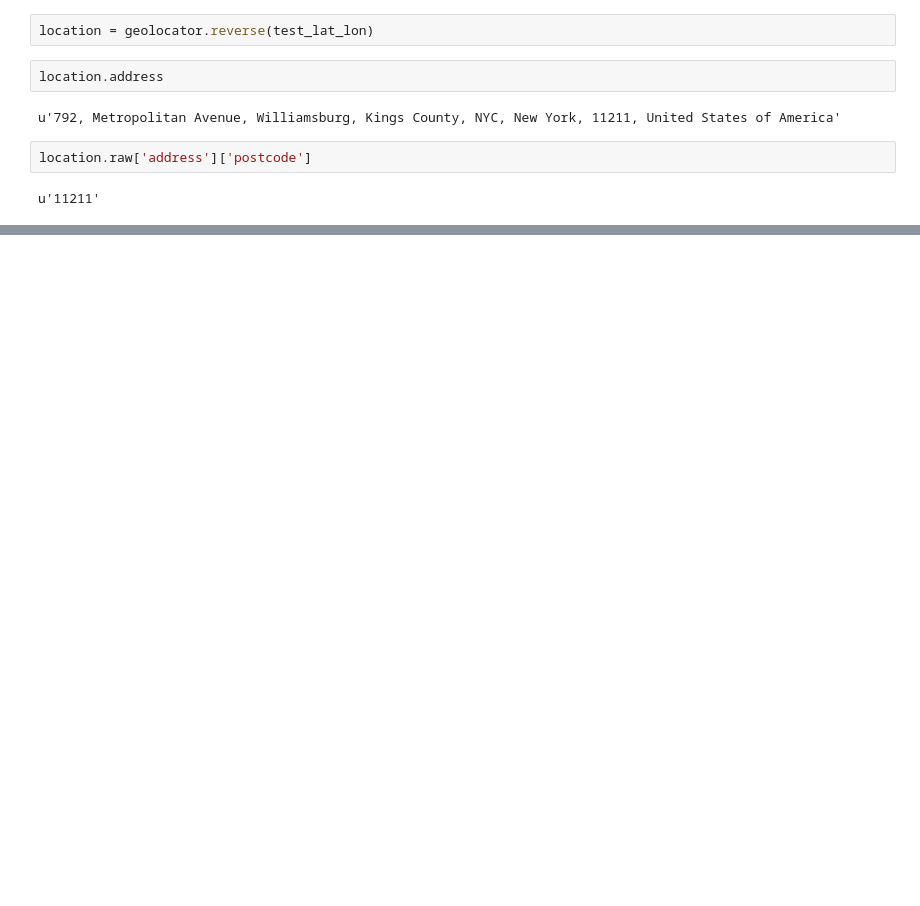
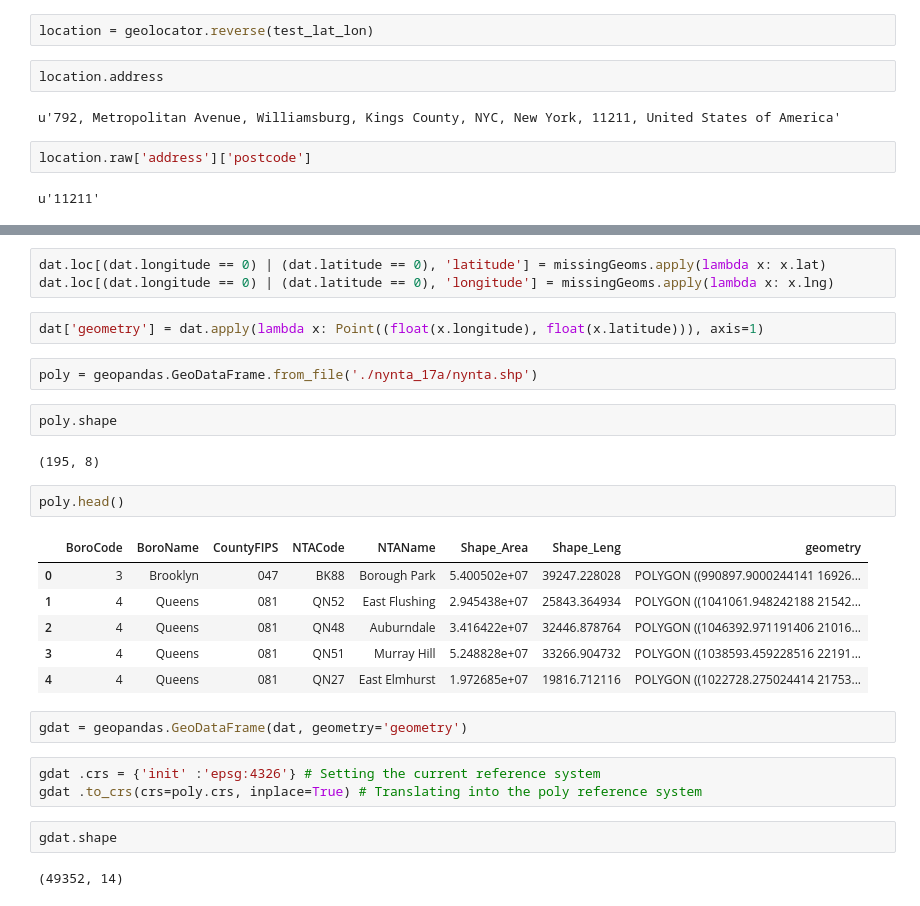
Before and after one commit to ah3200/renthop-kaggle, a Jupyter notebook: geocoding.ipynb, the cells around one changed output, grey strips where cells are left out. Cells and saved outputs as stored; diff of their text form; blank space fills up the shorter version.

```diff
--- a/geocoding.ipynb
+++ b/geocoding.ipynb
@@ -109,0 +140,29 @@ for coord in lat_lon_list:
+# %%
+dat.loc[(dat.longitude == 0) | (dat.latitude == 0), 'latitude'] = missingGeoms.apply(lambda x: x.lat)
+dat.loc[(dat.longitude == 0) | (dat.latitude == 0), 'longitude'] = missingGeoms.apply(lambda x: x.lng)
+# %%
+dat['geometry'] = dat.apply(lambda x: Point((float(x.longitude), float(x.latitude))), axis=1)
+# %%
+poly = geopandas.GeoDataFrame.from_file('./nynta_17a/nynta.shp')
+# %%
+poly.shape
+# %% [output]
+(195, 8)
+# %%
+poly.head()
+# %% [output]
+|  | BoroCode | BoroName | CountyFIPS | NTACode | NTAName | Shape_Area | Shape_Leng | geometry |
+| 0 | 3 | Brooklyn | 047 | BK88 | Borough Park | 5.400502e+07 | 39247.228028 | POLYGON ((990897.9000244141 16926... |
+| 1 | 4 | Queens | 081 | QN52 | East Flushing | 2.945438e+07 | 25843.364934 | POLYGON ((1041061.948242188 21542... |
+| 2 | 4 | Queens | 081 | QN48 | Auburndale | 3.416422e+07 | 32446.878764 | POLYGON ((1046392.971191406 21016... |
+| 3 | 4 | Queens | 081 | QN51 | Murray Hill | 5.248828e+07 | 33266.904732 | POLYGON ((1038593.459228516 22191... |
+| 4 | 4 | Queens | 081 | QN27 | East Elmhurst | 1.972685e+07 | 19816.712116 | POLYGON ((1022728.275024414 21753... |
+# %%
+gdat = geopandas.GeoDataFrame(dat, geometry='geometry')
+# %%
+gdat .crs = {'init' :'epsg:4326'} # Setting the current reference system
+gdat .to_crs(crs=poly.crs, inplace=True) # Translating into the poly reference system
+# %%
+gdat.shape
+# %% [output]
+(49352, 14)
```
Also changed, not shown: parts of 18 cells of this notebook.
